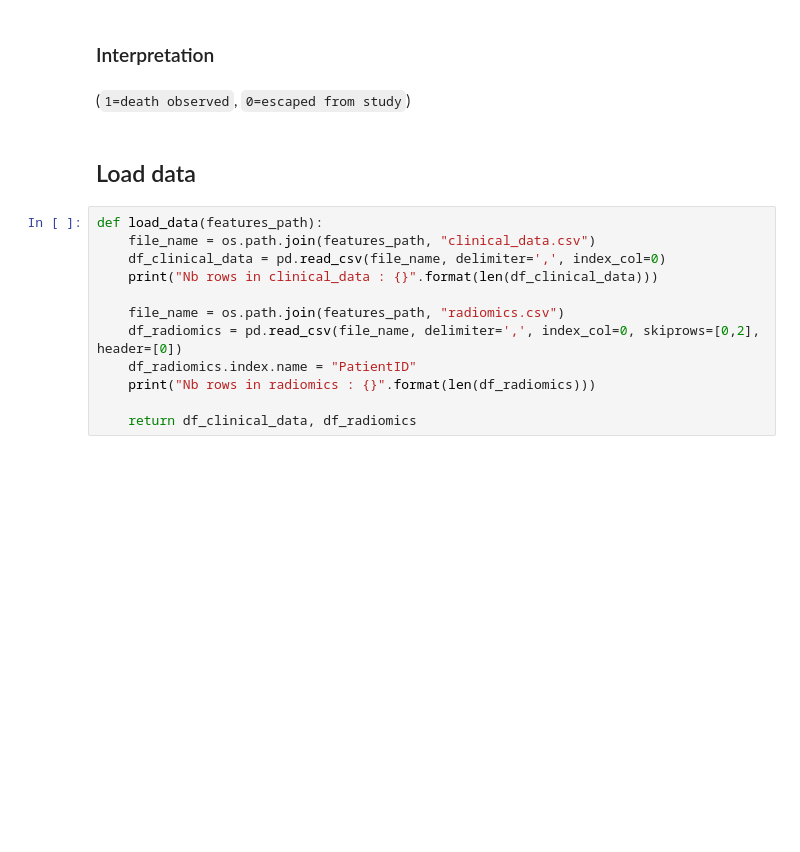
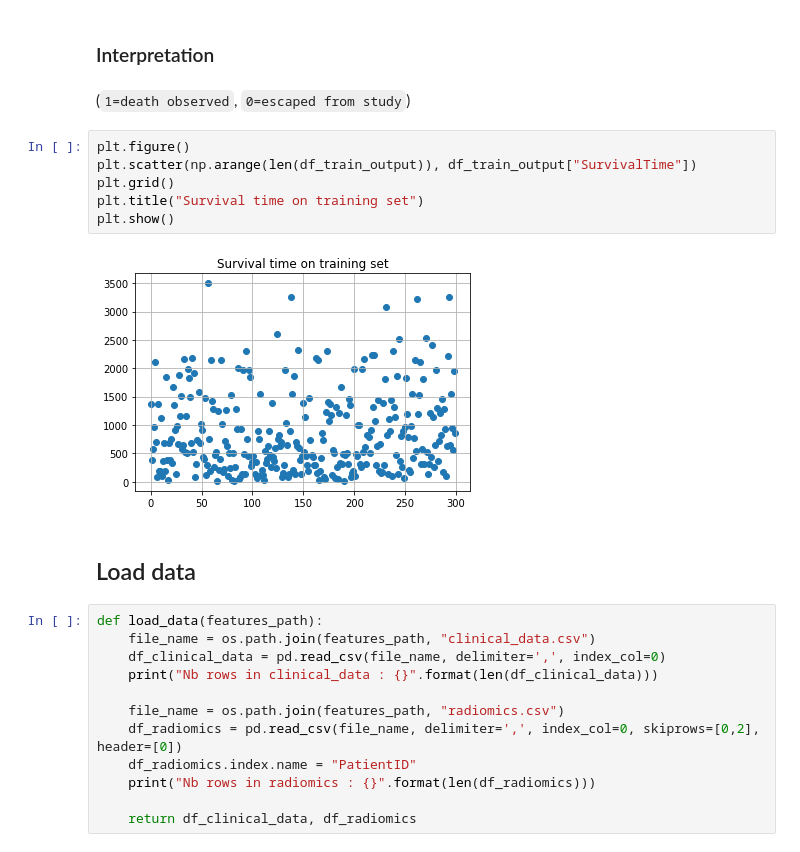
Before and after one commit to DamienToomey/predicting_lung_cancer_survival_time, a Jupyter notebook: code/code.ipynb, the cells around one changed output. Cells and saved outputs as stored; diff of their text form; blank space fills up the shorter version.

```diff
--- a/code/code.ipynb
+++ b/code/code.ipynb
@@ -86,6 +93,14 @@ df_train_output.sample(5)
 ### Interpretation
 # %% [markdown]
 (`1=death observed`, `0=escaped from study`)
+# %%
+plt.figure()
+plt.scatter(np.arange(len(df_train_output)), df_train_output["SurvivalTime"])
+plt.grid()
+plt.title("Survival time on training set")
+plt.show()
+# %% [output]
+[figure, added]
 # %% [markdown]
 ## Load data
 # %%
```
Also changed, not shown: parts of 41 cells of this notebook, 2 other files.
